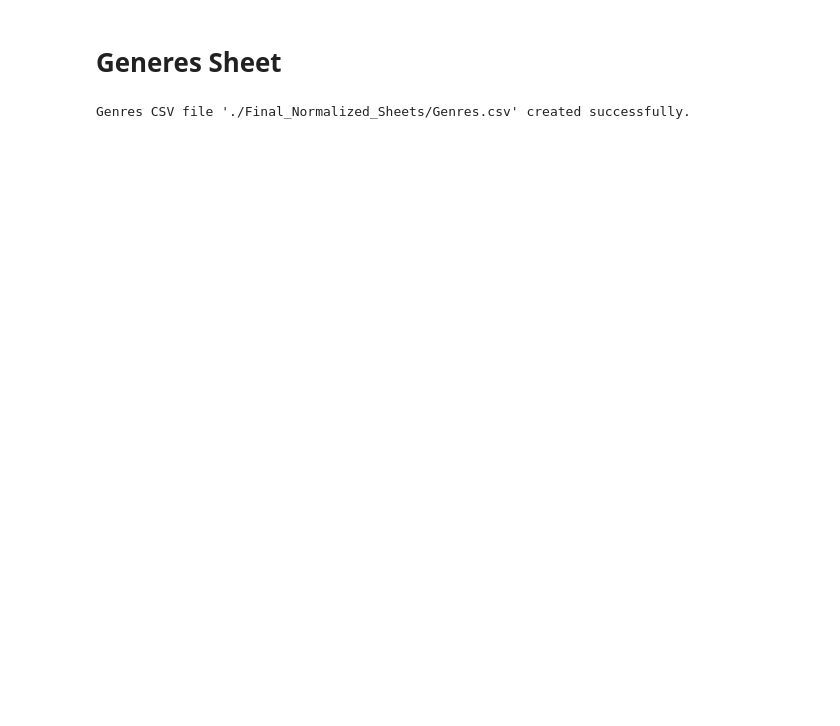
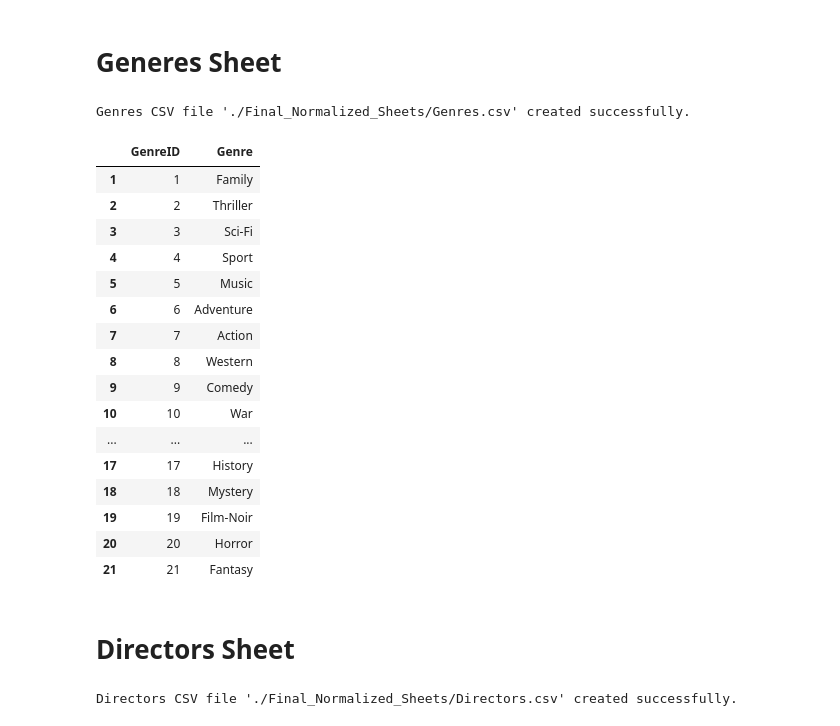
Before and after one commit to Ahmed-Abdellmoneim/IMDb-Top-250-Scraper-Review, a Jupyter notebook: Normalization Code/main.ipynb, the cells around one changed output. Saved outputs shown, nothing was run; the diff lists cells and outputs as text; code cells hidden in the pictures; blank space fills up the shorter version.

Commit message:
Adding Directors & Stars

```diff
--- a/Normalization Code/main.ipynb
+++ b/Normalization Code/main.ipynb
@@ -75,3 +91,50 @@ genres_df.to_csv(genres_csv_file_path, index=False)
 print(f"Genres CSV file '{genres_csv_file_path}' created successfully.")
 # %% [output]
 Genres CSV file './Final_Normalized_Sheets/Genres.csv' created successfully.
+# %%
+genres_df
+# %% [output]
+|  | GenreID | Genre |
+| 1 | 1 | Family |
+| 2 | 2 | Thriller |
+| 3 | 3 | Sci-Fi |
+| 4 | 4 | Sport |
+| 5 | 5 | Music |
+| 6 | 6 | Adventure |
+| 7 | 7 | Action |
+| 8 | 8 | Western |
+| 9 | 9 | Comedy |
+| 10 | 10 | War |
+| ... | ... | ... |
+| 17 | 17 | History |
+| 18 | 18 | Mystery |
+| 19 | 19 | Film-Noir |
+| 20 | 20 | Horror |
+| 21 | 21 | Fantasy |
+# %% [markdown]
+# Directors Sheet
+# %%
+# Create the Directors Sheet
+def extract_unique_directors(df):
+    all_directors = set()
+    for directors in df['Director']:
+        director_list = [director.strip() for director in directors.split(',')]
+        all_directors.update(director_list)
+    return list(all_directors)
+
+unique_directors = extract_unique_directors(DF)
+directors_df = pd.DataFrame(unique_directors, columns=['Director'])
+
+# Remove the first row if necessary (uncomment if the first row is empty or not needed)
+# directors_df = directors_df.iloc[1:].reset_index(drop=True)
+
+# Add DirectorID
+directors_df.index += 1
+directors_df['DirectorID'] = directors_df.index
+directors_df = directors_df[['DirectorID', 'Director']]
+directors_csv_file_path = os.path.join(filePath, "Directors.csv")
+directors_df.to_csv(directors_csv_file_path, index=False)
+
+print(f"Directors CSV file '{directors_csv_file_path}' created successfully.")
+# %% [output]
+Directors CSV file './Final_Normalized_Sheets/Directors.csv' created successfully.
```
Also changed, not shown: parts of 5 cells of this notebook, 2 other files.
